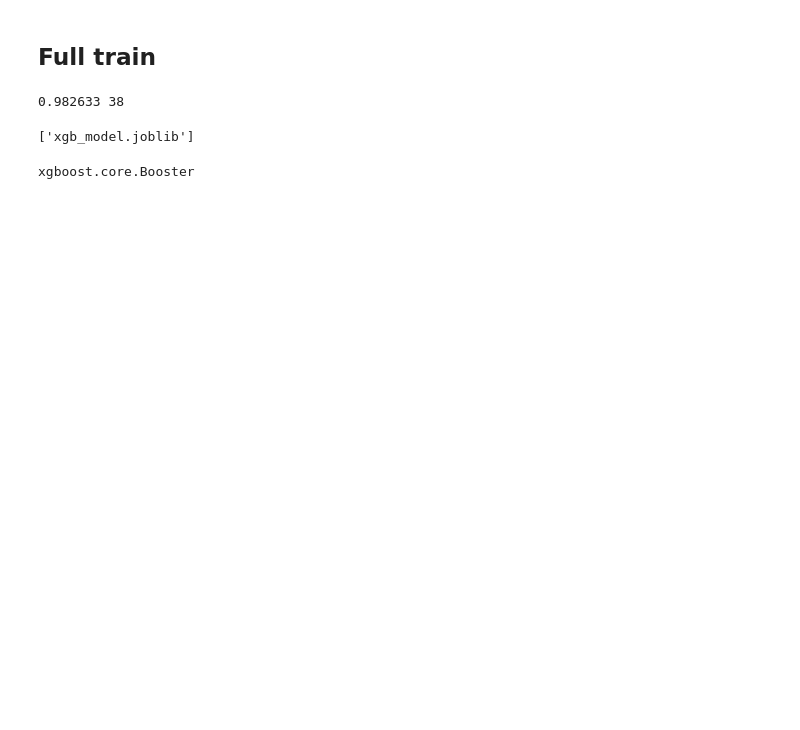
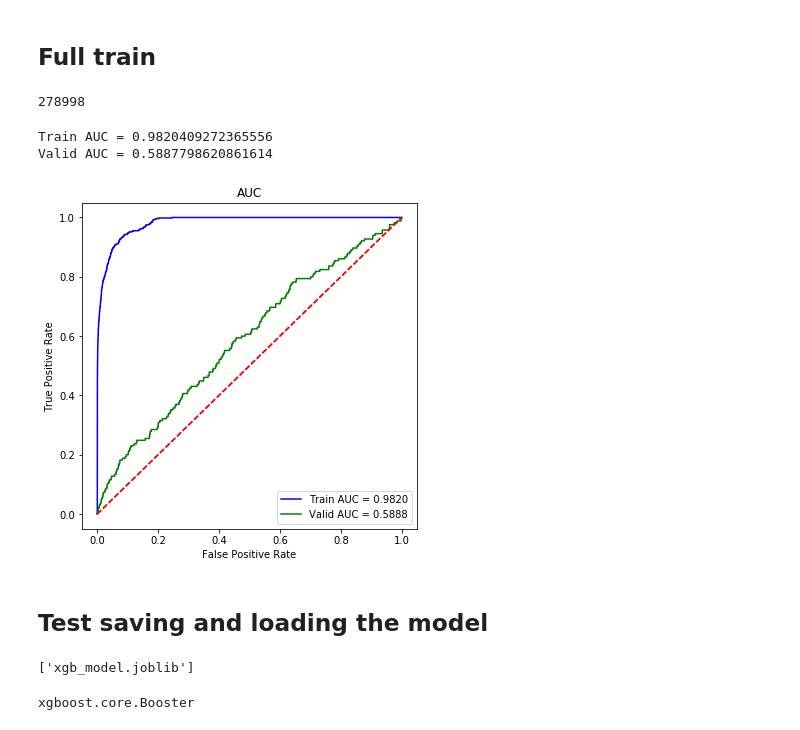
Before and after one commit to romirmoza/omop-cdm-postgresql, a Jupyter notebook: XGB_model_4.ipynb, the cells around one changed output. Cells and saved outputs as stored; diff of their text form; code cells hidden in the pictures; blank space fills up the shorter version.

```diff
--- a/XGB_model_4.ipynb
+++ b/XGB_model_4.ipynb
@@ -1265,10 +1357,14 @@ train_features = X.columns.values
 y = train.death_in_next_window
 X = np.array(X)
 y = np.array(y).ravel()
+# %%
+len(y)
+# %% [output]
+278998
 # %%
 imbalance = int(round(train.shape[0] / train.death_in_next_window.sum()))
 random_state = 1234
-num_round = 56
+num_round = 79
 early_stop = round(num_round / 5)  # 20% of the full rounds
 metrics = ['auc']                   # faster with fewer metrics to calc
 metrics = ['aucpr','error', 'auc']
@@ -1296,19 +1392,26 @@ params = {
     'missing': 0,
 }
 # %%
-df_preds = pd.DataFrame()
-evals_result ={}
-
 d_train_full = xgb.DMatrix(X, y, feature_names=train_features)
-watchlist = [(d_train_full, 'train_full')]
-
-xgb_model = xgb.train(params, d_train_full, num_round, watchlist,
-                      early_stopping_rounds=50, maximize=True,
+xgb_model = xgb.train(params, d_train_full, num_boost_round=num_round, maximize=True,
                       verbose_eval=False, callbacks=[xgb_progressbar(num_round), ])
-
-print(xgb_model.best_score, xgb_model.best_ntree_limit)
-# %% [output]
-0.982633 38
+# %%
+d_test = xgb.DMatrix(X_test, y_test, feature_names=test_features)
+train_preds = xgb_model.predict(d_train_full, ntree_limit=xgb_model.best_ntree_limit)
+test_preds = xgb_model.predict(d_test, ntree_limit=xgb_model.best_ntree_limit)
+# %%
+print('Train AUC =',roc_auc_score(y, train_preds))
+print('Valid AUC =',roc_auc_score(y_test, test_preds))
+# %% [output]
+Train AUC = 0.9820409272365556
+Valid AUC = 0.5887798620861614
+# %%
+ax = buildROC(y, train_preds, label='Train')
+ax = buildROC(y_test, test_preds, label='Valid', color='g')
+# %% [output]
+[figure, added]
+# %% [markdown]
+## Test saving and loading the model
 # %%
 model_file = 'xgb_model.joblib'
 dump(xgb_model, model_file)
```
Also changed, not shown: parts of 25 cells of this notebook, 1 other file.
